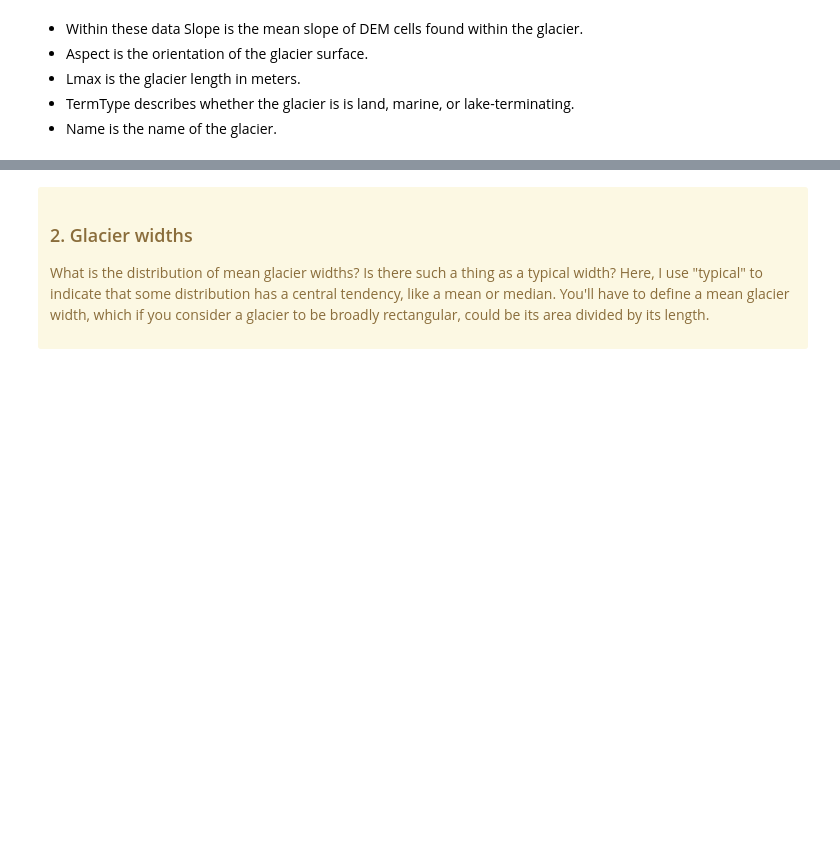
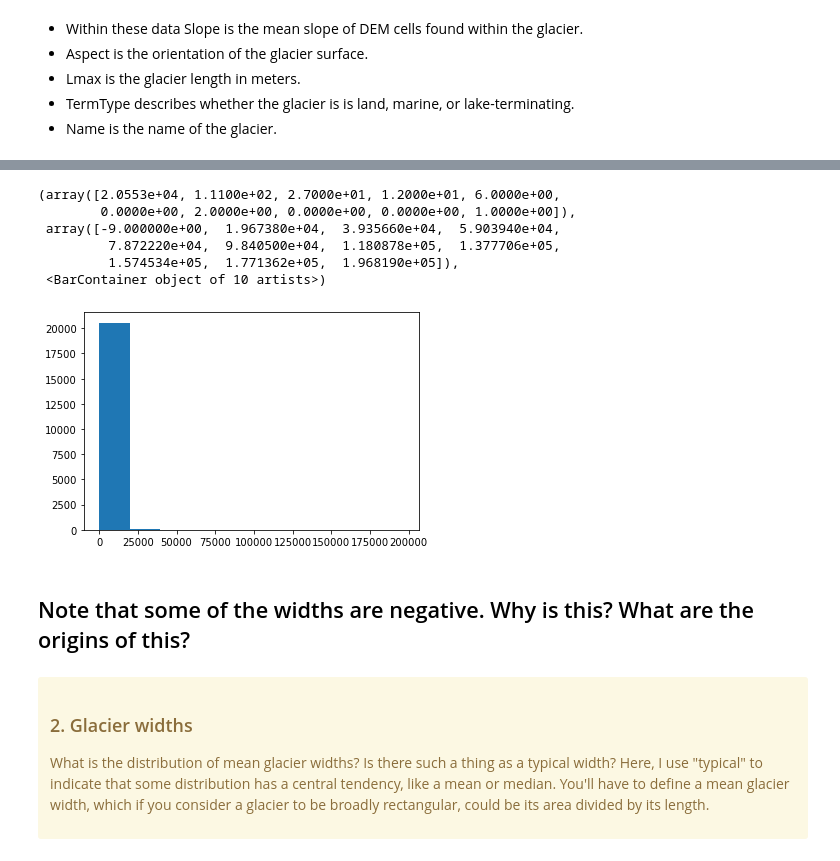
Before and after one commit to tbartholomaus/GIS_programming_F21, a Jupyter notebook: weeks/wk03_vectors/assignment3/assignment03.ipynb, the cells around one changed output, grey strips where cells are left out. Saved outputs shown, nothing was run; the diff lists cells and outputs as text; code cells hidden in the pictures; blank space fills up the shorter version.

Commit message:
Adding glaciers data

```diff
--- a/weeks/wk03_vectors/assignment3/assignment03.ipynb
+++ b/weeks/wk03_vectors/assignment3/assignment03.ipynb
@@ -111,7 +177,17 @@ glaciers.plot(ax=ax) # Note here that we are now plotting within the axes object
 # %%
 # Plot the distribution of glacier lengths
 fig, ax = plt.subplots()
-ax.hist(glaciers['Lmax'], bins=np.arange(0, 4000, 100) ) # Make a histogram with specified bin boundaries
+ax.hist(glaciers['Lmax']) # Make a histogram with specified bin boundaries
+# %% [output]
+(array([2.0553e+04, 1.1100e+02, 2.7000e+01, 1.2000e+01, 6.0000e+00,
+        0.0000e+00, 2.0000e+00, 0.0000e+00, 0.0000e+00, 1.0000e+00]),
+ array([-9.000000e+00,  1.967380e+04,  3.935660e+04,  5.903940e+04,
+         7.872220e+04,  9.840500e+04,  1.180878e+05,  1.377706e+05,
+         1.574534e+05,  1.771362e+05,  1.968190e+05]),
+ <BarContainer object of 10 artists>)
+[figure, added]
+# %% [markdown]
+## Note that some of the widths are negative.  Why is this?  What are the origins of this?
 # %% [markdown]
 <div class="alert alert-block alert-warning">
 
```
Also changed, not shown: parts of 7 cells of this notebook, 15 other files.
